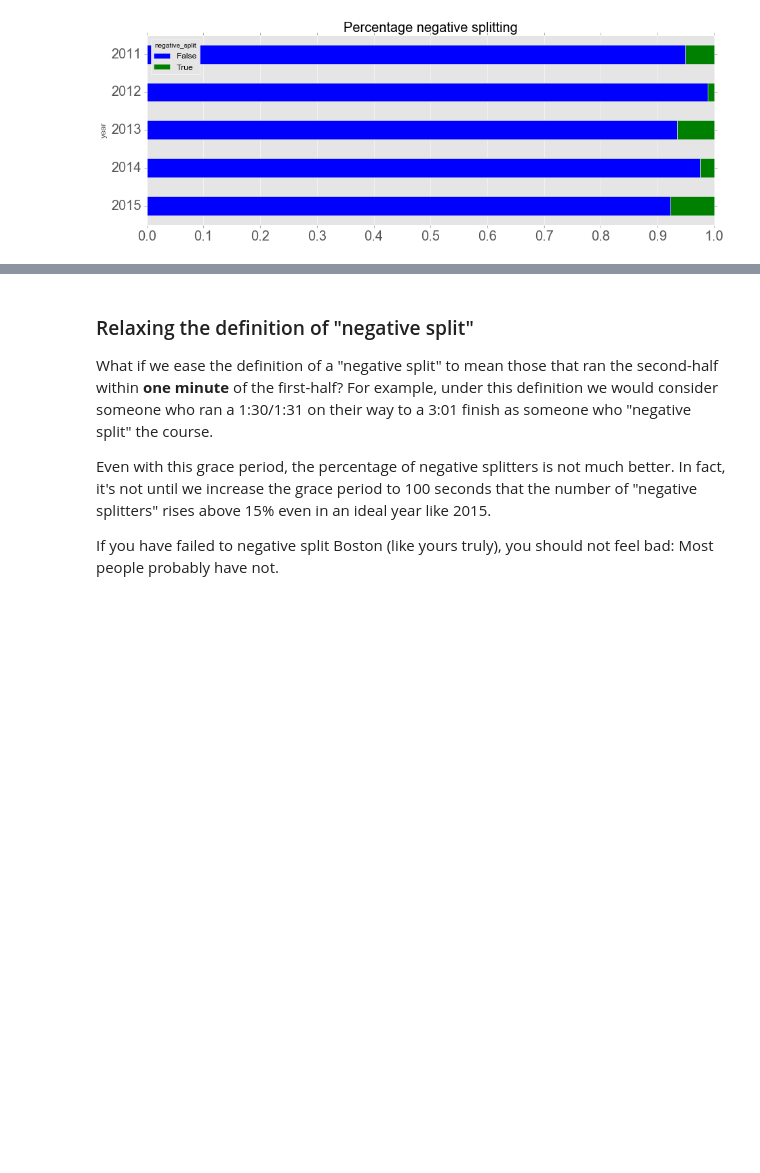
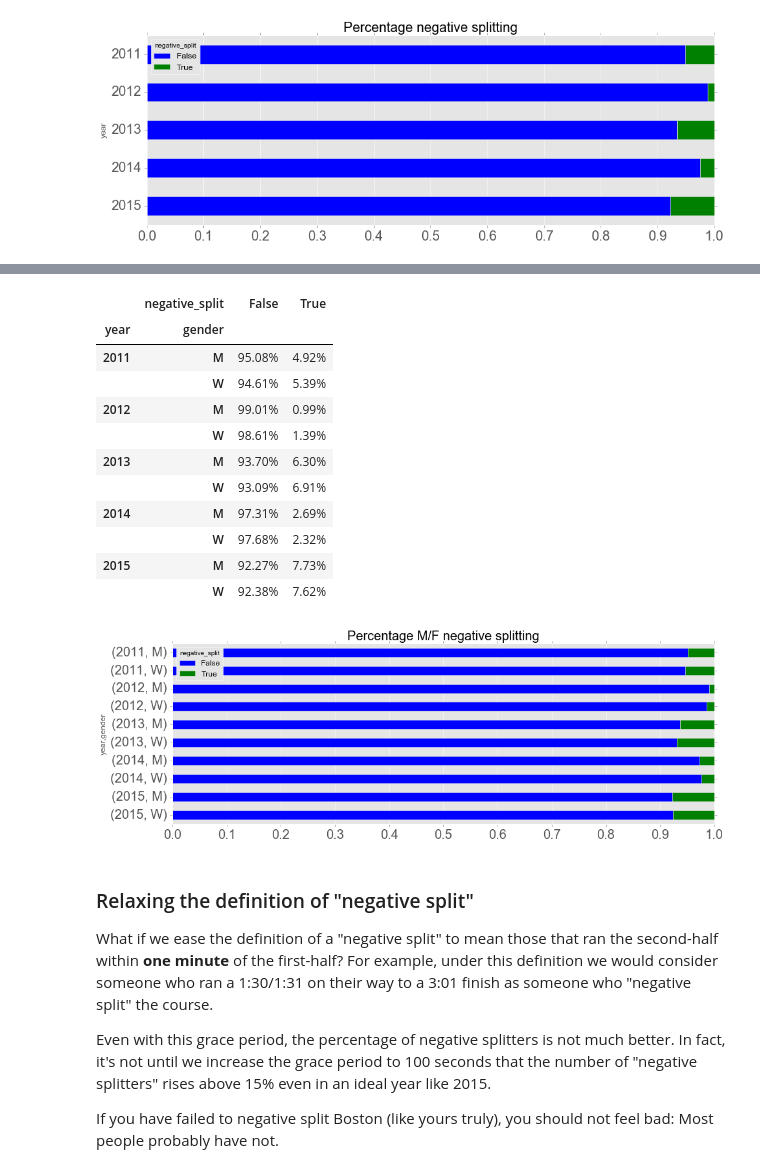
Before and after one commit to pchng/boston-marathon-2011-2015, a Jupyter notebook: Boston Marathon 2011-2015 Results Analysis.ipynb, the cells around one changed output, grey strips where cells are left out. Cells and saved outputs as stored; diff of their text form; code cells hidden in the pictures; blank space fills up the shorter version.

```diff
--- a/Boston Marathon 2011-2015 Results Analysis.ipynb
+++ b/Boston Marathon 2011-2015 Results Analysis.ipynb
@@ -541,3 +655,26 @@ year_negative_split_normed.applymap(lambda x: '{:.2%}'.format(x))
+# %%
+results['negative_split'] = (results.second_half <= results.first_half)
+year_gender_negative_split = results.groupby(['year', 'gender', 'negative_split']).size().unstack()
+year_gender_negative_split_normed = year_gender_negative_split.div(year_gender_negative_split.sum(1), axis=0)
+ax = year_gender_negative_split_normed.plot(kind='barh', stacked=True, title='Percentage M/F negative splitting', fontsize=20)
+ax.xaxis.set_major_locator(MultipleLocator(0.1))
+ax.invert_yaxis()
+# Show raw results:
+year_gender_negative_split_normed.applymap(lambda x: '{:.2%}'.format(x))
+# %% [output]
+|  | negative_split | False | True |
+| year | gender |  |  |
+| 2011 | M | 95.08% | 4.92% |
+|  | W | 94.61% | 5.39% |
+| 2012 | M | 99.01% | 0.99% |
+|  | W | 98.61% | 1.39% |
+| 2013 | M | 93.70% | 6.30% |
+|  | W | 93.09% | 6.91% |
+| 2014 | M | 97.31% | 2.69% |
+|  | W | 97.68% | 2.32% |
+| 2015 | M | 92.27% | 7.73% |
+|  | W | 92.38% | 7.62% |
+[figure, added]
 # %% [markdown]
 ### Relaxing the definition of "negative split"
 
```
Also changed, not shown: parts of 15 cells of this notebook.
